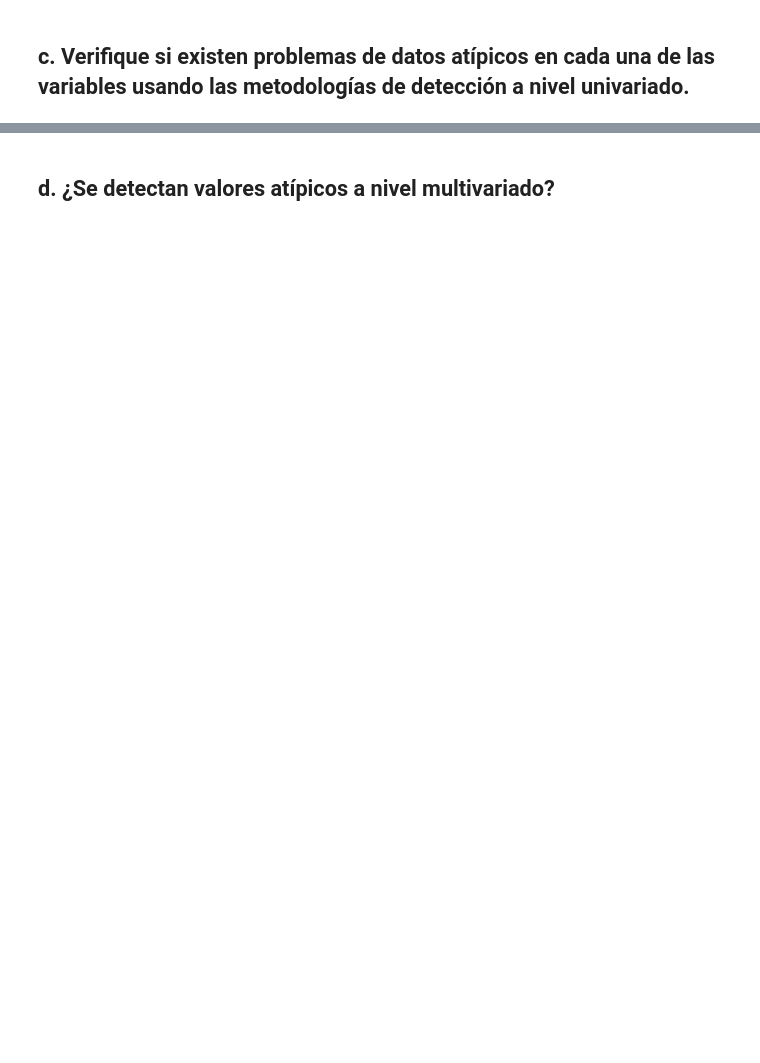
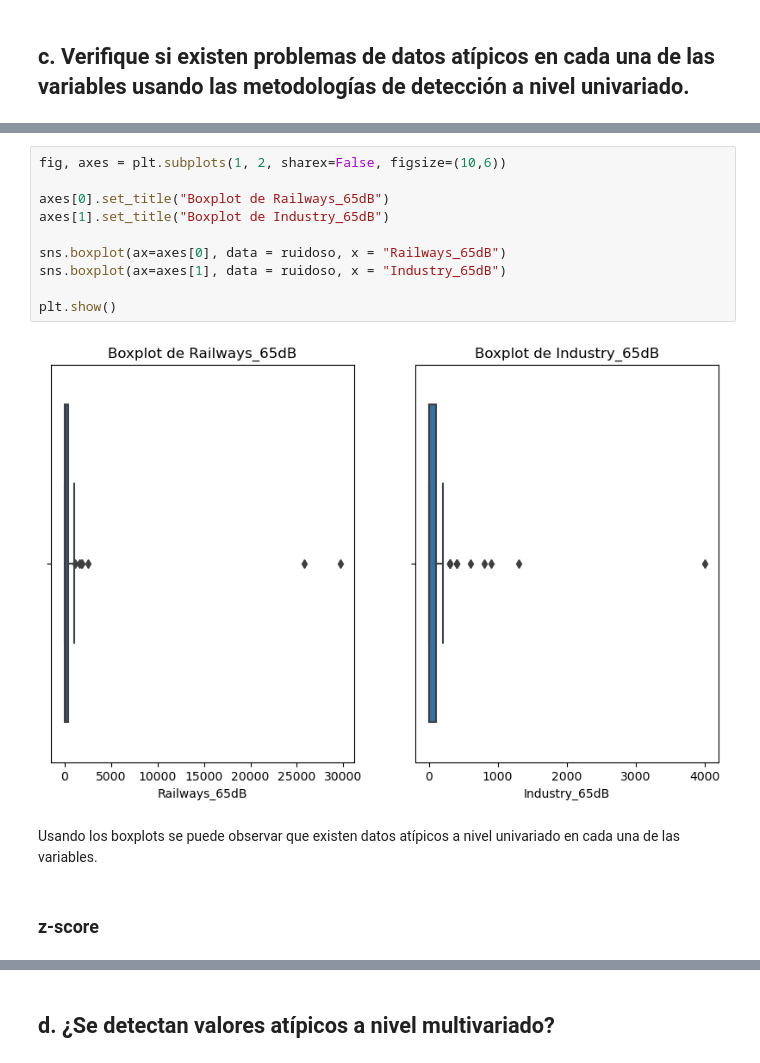
Before and after one commit to Deivid-code/Trabajo-1-mineria-de-datos, a Jupyter notebook: Trabajo 1 minería de datos.ipynb, the cells around one changed output, grey strips where cells are left out. Drawn from its saved outputs; the diff is of its cells as text; blank space fills up the shorter version.

```diff
--- a/Trabajo 1 minería de datos.ipynb
+++ b/Trabajo 1 minería de datos.ipynb
@@ -113,0 +159,16 @@ De las anteriores gráficas, se puede observar que la distribución de cada una
+# %%
+fig, axes = plt.subplots(1, 2, sharex=False, figsize=(10,6))
+
+axes[0].set_title("Boxplot de Railways_65dB")
+axes[1].set_title("Boxplot de Industry_65dB")
+
+sns.boxplot(ax=axes[0], data = ruidoso, x = "Railways_65dB")
+sns.boxplot(ax=axes[1], data = ruidoso, x = "Industry_65dB")
+
+plt.show()
+# %% [output]
+[figure, added]
+# %% [markdown]
+Usando los boxplots se puede observar que existen datos atípicos a nivel univariado en cada una de las variables.
+# %% [markdown]
+### z-score
```
Also changed, not shown: parts of 59 cells of this notebook, 4 other files.
